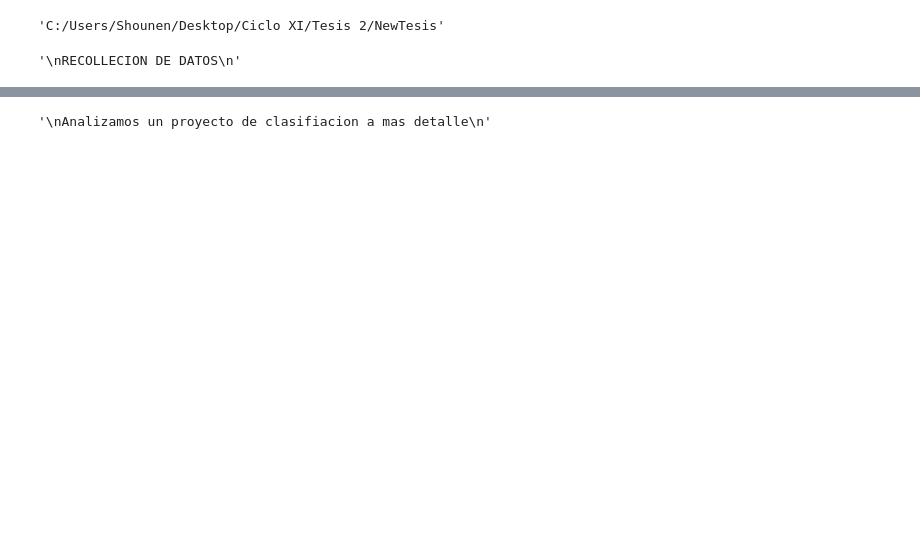
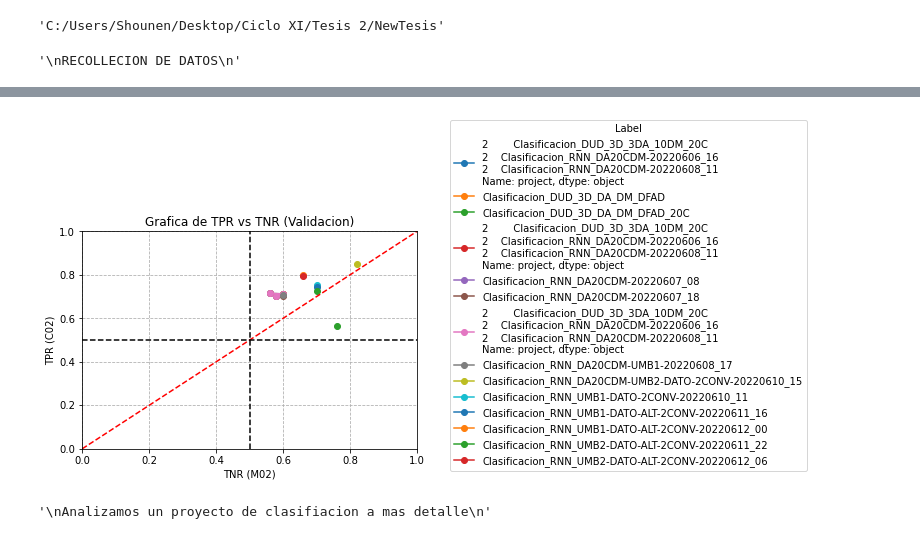
Before and after one commit to ShounenGakusei/Tesis2-DiegoParedes, a Jupyter notebook: Codigo/04-AnalisisResultados/01-generarReportes.ipynb, the cells around one changed output, grey strips where cells are left out. Drawn from its saved outputs; the diff is of its cells as text; code cells hidden in the pictures; blank space fills up the shorter version.

```diff
--- a/Codigo/04-AnalisisResultados/01-generarReportes.ipynb
+++ b/Codigo/04-AnalisisResultados/01-generarReportes.ipynb
@@ -566,11 +608,13 @@ IndexError: list index out of range
 # %%
 """
 GRAFICAS PARA CLASIFICACION
 """
 
 limits = [[0,1],[0,1]]
 dfCLAS.sort_values('acc_bal',ascending=False)
-graficaClasificacion(dfCLAS,  limits,  train=False, legendName=[True,'project'], cuadrantes=True)
+graficaClasificacion(bestResults,  limits,  train=False, legendName=[True,'project'], cuadrantes=True, legenda = False)
+# %% [output]
+[figure, added]
 # %%
 """
 Analizamos un proyecto de clasifiacion a mas detalle
```
Also changed, not shown: parts of 9 cells of this notebook, 36 other files.
